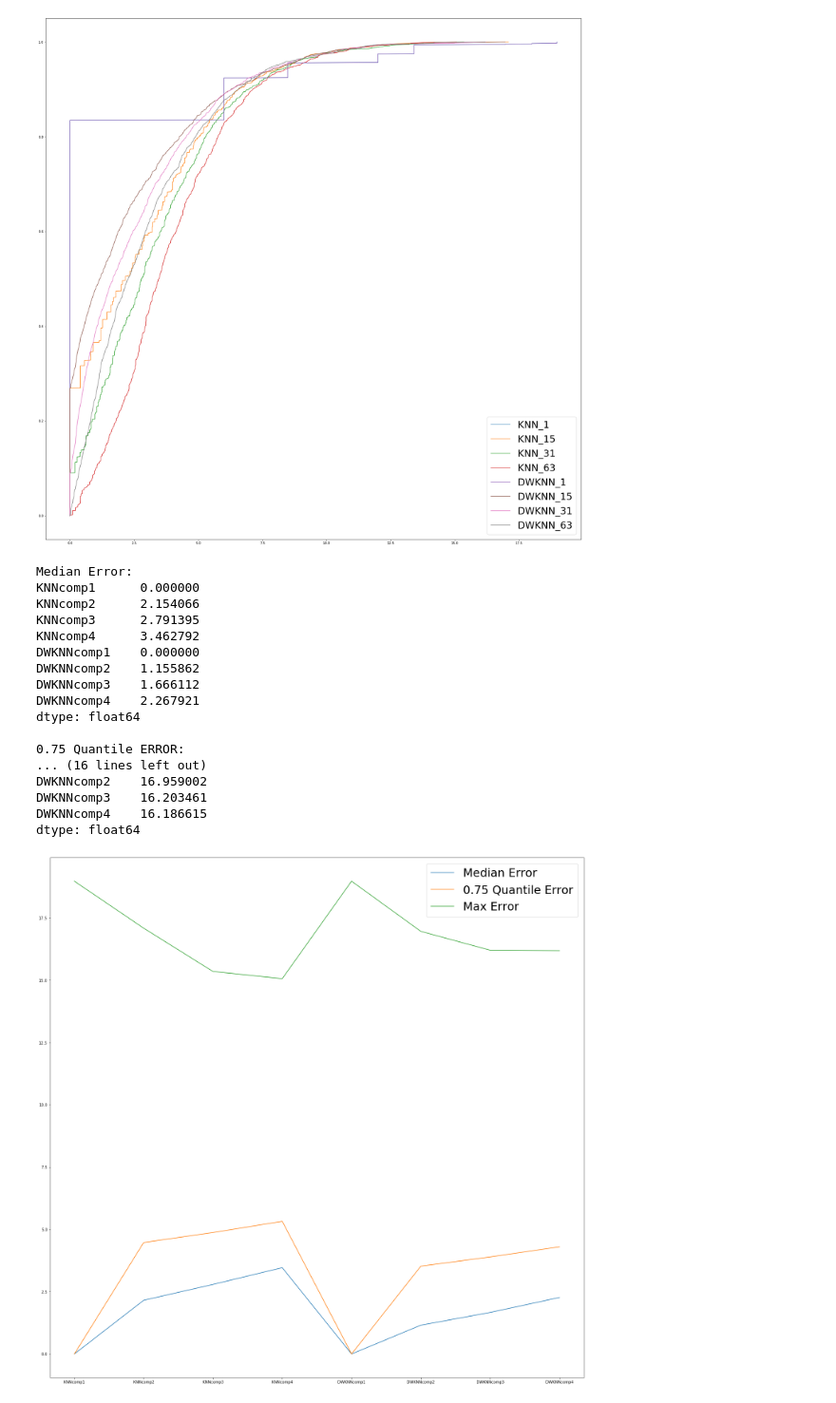
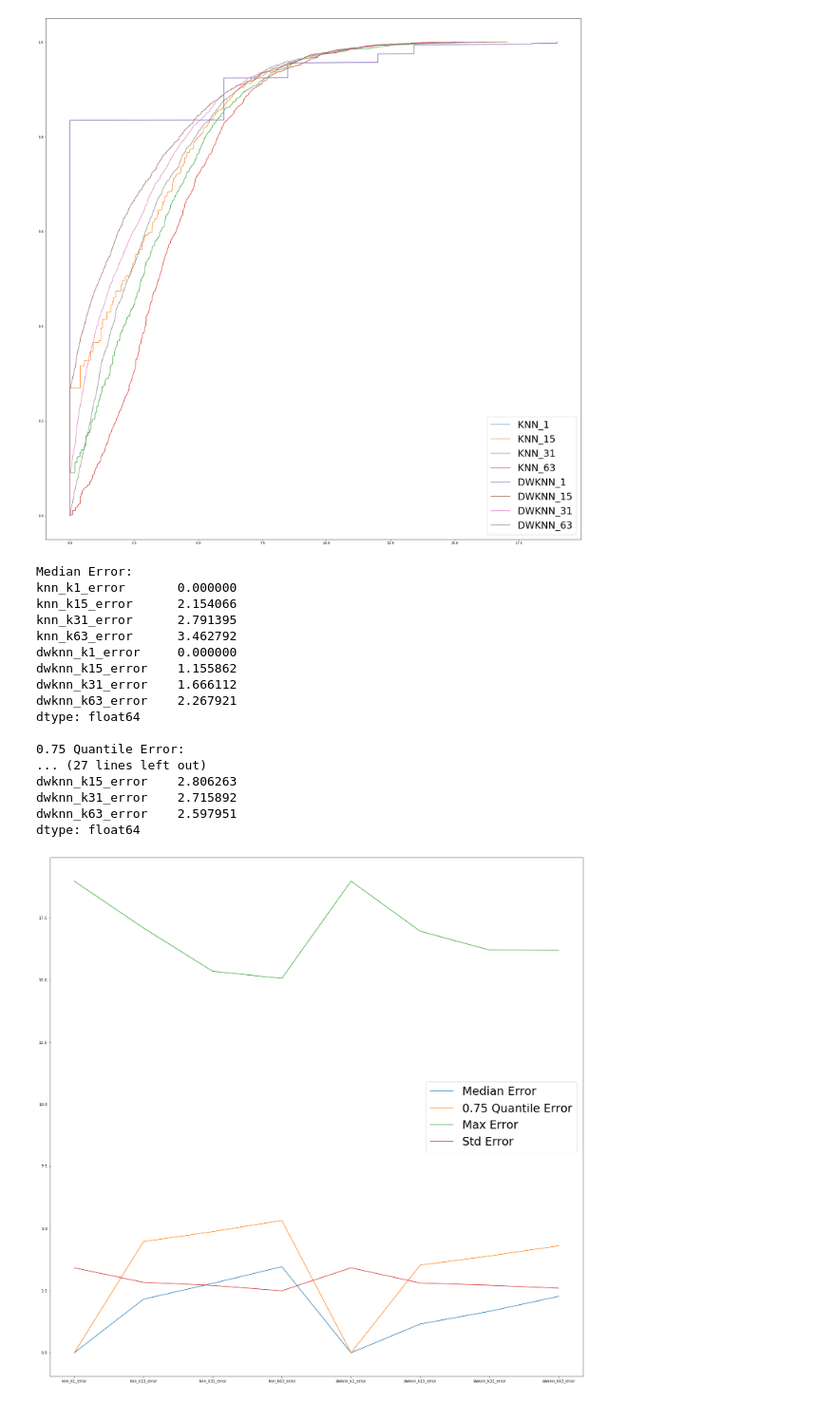
Before and after one commit to xaviergoh/IPS_FYP_DataModel, a Jupyter notebook: E4/[FIM] Coord Alg - Exp4, T1.ipynb, the cells around one changed output. Shown: that part at 95% size. Saved outputs shown, nothing was run; the diff lists cells and outputs as text; code cells hidden in the pictures.

```diff
--- a/E4/[FIM] Coord Alg - Exp4, T1.ipynb
+++ b/E4/[FIM] Coord Alg - Exp4, T1.ipynb
@@ -731,11 +731,11 @@ E4_DWKNN_T1_k1.csv E4_DWKNN_T1_k15.csv E4_DWKNN_T1_k31.csv E4_DWKNN_T1_k63.csv
 [figure]
 # %%
 fig= plt.figure(figsize=(30,30))
-errorDf = pd.DataFrame(index = range(0,len(X_test)))
+errorDf = pd.DataFrame(index = range(len(KNN_kcomp1.values)))
 
 KNN_kcomp1 = pd.read_csv(KNN_kcomp1File)
 error = KNN_kcomp1['error']
-errorDf['KNNcomp1'] = error
+errorDf["knn_k"+str(kvalList[0])+"_error"] = error
 knn_kcomp1_error = np.sort(error)
 cdf = np.arange(0,len(knn_kcomp1_error),step=1)/(len(knn_kcomp1_error)-1)
 ## plotting
@@ -743,7 +743,7 @@ plt.plot(knn_kcomp1_error,cdf, label = "KNN_1")
 
 KNN_kcomp2 = pd.read_csv(KNN_kcomp2File)
 error = KNN_kcomp2['error']
-errorDf['KNNcomp2'] = error
+errorDf["knn_k"+str(kvalList[1])+"_error"] = error
 knn_kcomp2_error = np.sort(error)
 cdf = np.arange(0,len(knn_kcomp2_error),step=1)/(len(knn_kcomp2_error)-1)
 ## plotting
@@ -751,7 +751,7 @@ plt.plot(knn_kcomp2_error,cdf, label = "KNN_15")
 
 KNN_kcomp3 = pd.read_csv(KNN_kcomp3File)
 error = KNN_kcomp3['error']
-errorDf['KNNcomp3'] = error
+errorDf["knn_k"+str(kvalList[2])+"_error"] = error
 knn_kcomp3_error = np.sort(error)
 cdf = np.arange(0,len(knn_kcomp3_error),step=1)/(len(knn_kcomp3_error)-1)
 ## plotting
@@ -759,7 +759,7 @@ plt.plot(knn_kcomp3_error,cdf, label = "KNN_31")
 
 KNN_kcomp4 = pd.read_csv(KNN_kcomp4File)
 error = KNN_kcomp4['error']
-errorDf['KNNcomp4'] = error
+errorDf["knn_k"+str(kvalList[3])+"_error"] = error
 knn_kcomp4_error = np.sort(error)
 cdf = np.arange(0,len(knn_kcomp4_error),step=1)/(len(knn_kcomp4_error)-1)
 ## plotting
@@ -769,7 +769,7 @@ plt.plot(knn_kcomp4_error,cdf, label = "KNN_63")
 
 DWKNN_kcomp1 = pd.read_csv(DWKNN_kcomp1File)
 error = DWKNN_kcomp1['error']
-errorDf['DWKNNcomp1'] = error
+errorDf["dwknn_k"+str(kvalList[0])+"_error"] = error
 dwknn_kcomp1_error = np.sort(error)
 cdf = np.arange(0,len(dwknn_kcomp1_error),step=1)/(len(dwknn_kcomp1_error)-1)
 ## plotting
@@ -777,7 +777,7 @@ plt.plot(dwknn_kcomp1_error,cdf, label = "DWKNN_1")
 
 DWKNN_kcomp2 = pd.read_csv(DWKNN_kcomp2File)
 error = DWKNN_kcomp2['error']
-errorDf['DWKNNcomp2'] = error
+errorDf["dwknn_k"+str(kvalList[1])+"_error"] = error
 dwknn_kcomp2_error = np.sort(error)
 cdf = np.arange(0,len(dwknn_kcomp2_error),step=1)/(len(dwknn_kcomp2_error)-1)
 ## plotting
@@ -785,7 +785,7 @@ plt.plot(dwknn_kcomp2_error,cdf, label = "DWKNN_15")
 
 DWKNN_kcomp3 = pd.read_csv(DWKNN_kcomp3File)
 error = DWKNN_kcomp3['error']
-errorDf['DWKNNcomp3'] = error
+errorDf["dwknn_k"+str(kvalList[2])+"_error"] = error
 dwknn_kcomp3_error = np.sort(error)
 cdf = np.arange(0,len(dwknn_kcomp3_error),step=1)/(len(dwknn_kcomp3_error)-1)
 ## plotting
@@ -793,7 +793,7 @@ plt.plot(dwknn_kcomp3_error,cdf, label = "DWKNN_31")
 
 DWKNN_kcomp4 = pd.read_csv(DWKNN_kcomp4File)
 error = DWKNN_kcomp4['error']
-errorDf['DWKNNcomp4'] = error
+errorDf["dwknn_k"+str(kvalList[3])+"_error"] = error
 dwknn_kcomp4_error = np.sort(error)
 cdf = np.arange(0,len(dwknn_kcomp4_error),step=1)/(len(dwknn_kcomp4_error)-1)
 ## plotting
@@ -808,37 +808,42 @@ plt.show()
 # %%
 plt.figure(figsize = (25,25))
 print("Median Error:")
 print(errorDf.median())
 plt.plot(errorDf.median(), label = "Median Error")
-print("\n0.75 Quantile ERROR:")
+
+print("\n0.75 Quantile Error:")
 print(errorDf.quantile(0.75))
 plt.plot(errorDf.quantile(0.75), label = "0.75 Quantile Error")
 
 print("\nMax Error:")
 print(errorDf.max())
 plt.plot(errorDf.max(), label = "Max Error")
 
+print("\nStd Error:")
+print(errorDf.std())
+plt.plot(errorDf.std(), label = "Std Error")
+
 plt.legend(loc = 'best', fontsize = 30)
 plt.show()
 # %% [output]
 Median Error:
-KNNcomp1      0.000000
-KNNcomp2      2.154066
-KNNcomp3      2.791395
-KNNcomp4      3.462792
-DWKNNcomp1    0.000000
-DWKNNcomp2    1.155862
-DWKNNcomp3    1.666112
-DWKNNcomp4    2.267921
+knn_k1_error       0.000000
+knn_k15_error      2.154066
+knn_k31_error      2.791395
+knn_k63_error      3.462792
+dwknn_k1_error     0.000000
+dwknn_k15_error    1.155862
+dwknn_k31_error    1.666112
+dwknn_k63_error    2.267921
 dtype: float64
 
-0.75 Quantile ERROR:
-... (16 lines left out)
-DWKNNcomp2    16.959002
-DWKNNcomp3    16.203461
-DWKNNcomp4    16.186615
+0.75 Quantile Error:
+... (27 lines left out)
+dwknn_k15_error    2.806263
+dwknn_k31_error    2.715892
+dwknn_k63_error    2.597951
 dtype: float64
-[figure, old version]
+[figure, new version]
 # %%
 # Create Error File
 writeErrSumm = True
```
Also changed, not shown: parts of 2 cells of this notebook, 53 other files.
